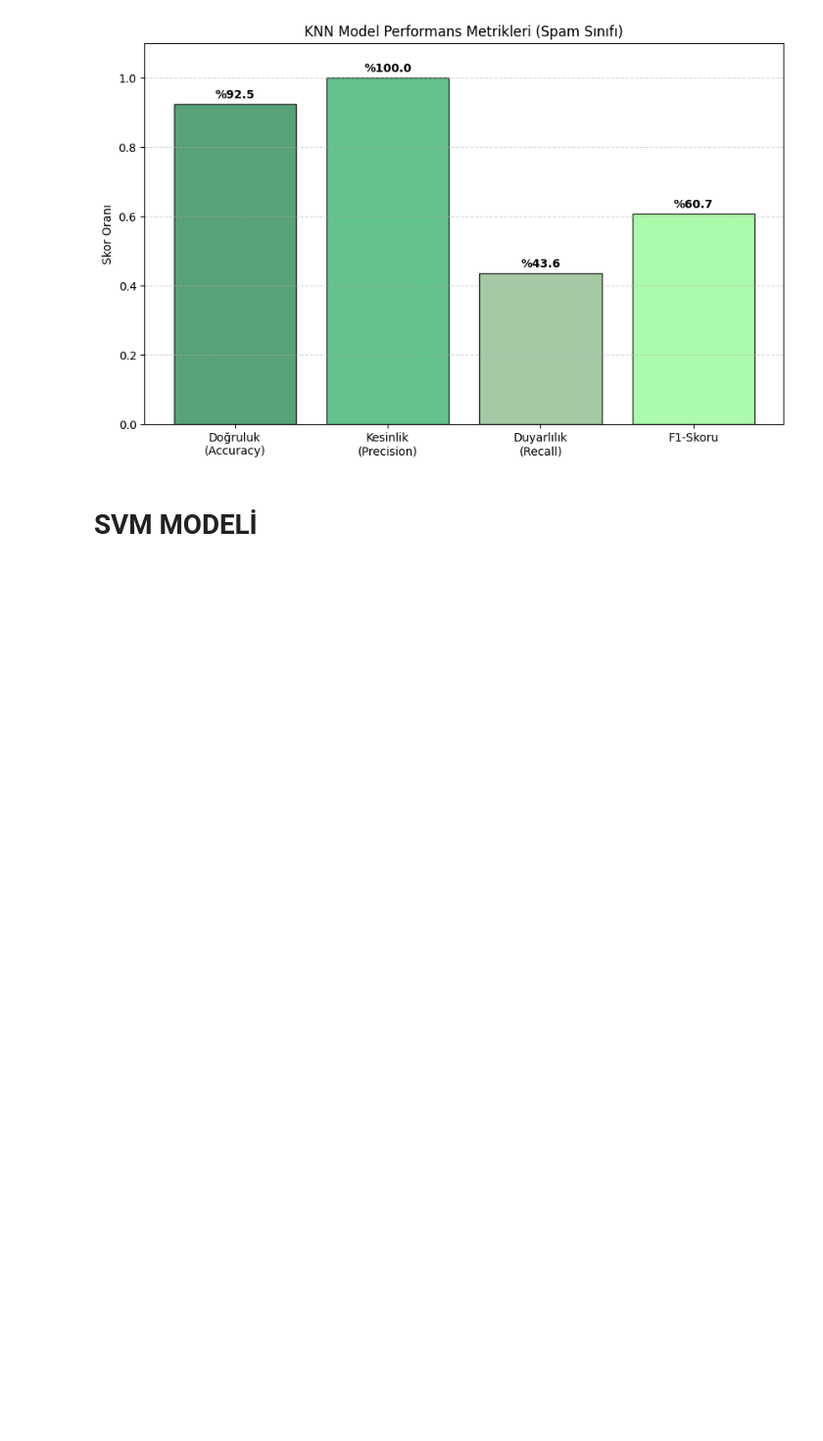
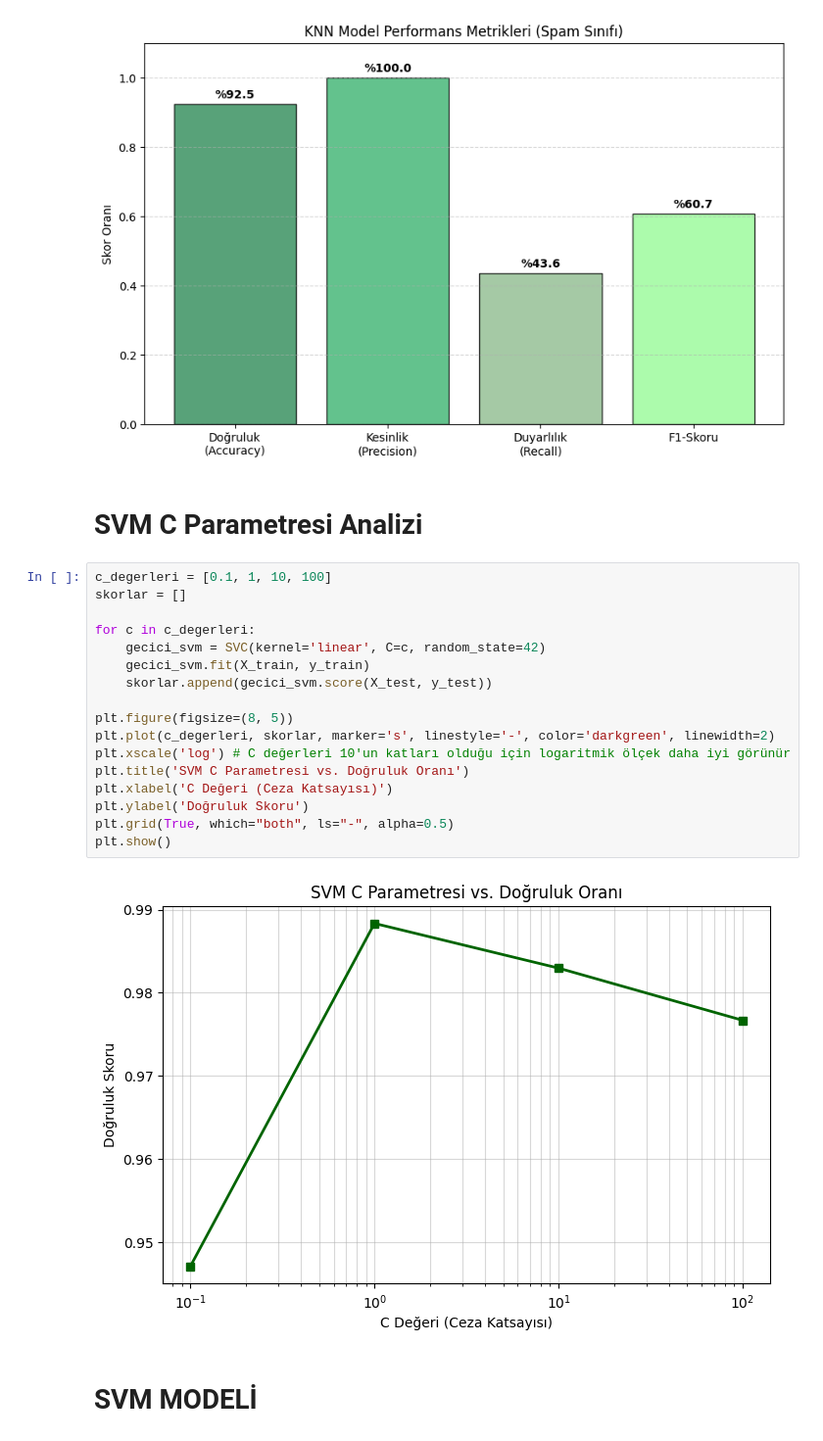
Before and after one commit to zeynepbykn/SMS_Spam_Tespiti_Proje, a Jupyter notebook: SMS_spam_veriBilimi_proje.ipynb, the cells around one changed output. Shown at 98% size. Saved outputs shown, nothing was run; the diff lists cells and outputs as text; blank space fills up the shorter version.

Commit message:
Açıklama satırları güncellendi ve SVM için başarı metrikleri grafiği eklendi

```diff
--- a/SMS_spam_veriBilimi_proje.ipynb
+++ b/SMS_spam_veriBilimi_proje.ipynb
@@ -509,6 +509,27 @@ plt.grid(axis='y', linestyle='--', alpha=0.5)
 plt.show()
 # %% [output]
 [figure]
+# %% [markdown]
+# SVM C Parametresi **Analizi**
+# %%
+c_degerleri = [0.1, 1, 10, 100]
+skorlar = []
+
+for c in c_degerleri:
+    gecici_svm = SVC(kernel='linear', C=c, random_state=42)
+    gecici_svm.fit(X_train, y_train)
+    skorlar.append(gecici_svm.score(X_test, y_test))
+
+plt.figure(figsize=(8, 5))
+plt.plot(c_degerleri, skorlar, marker='s', linestyle='-', color='darkgreen', linewidth=2)
+plt.xscale('log') # C değerleri 10'un katları olduğu için logaritmik ölçek daha iyi görünür
+plt.title('SVM C Parametresi vs. Doğruluk Oranı')
+plt.xlabel('C Değeri (Ceza Katsayısı)')
+plt.ylabel('Doğruluk Skoru')
+plt.grid(True, which="both", ls="-", alpha=0.5)
+plt.show()
+# %% [output]
+[figure, added]
 # %% [markdown]
 # SVM **MODELİ**
 # %%
```
Also changed, not shown: parts of 5 cells of this notebook.
